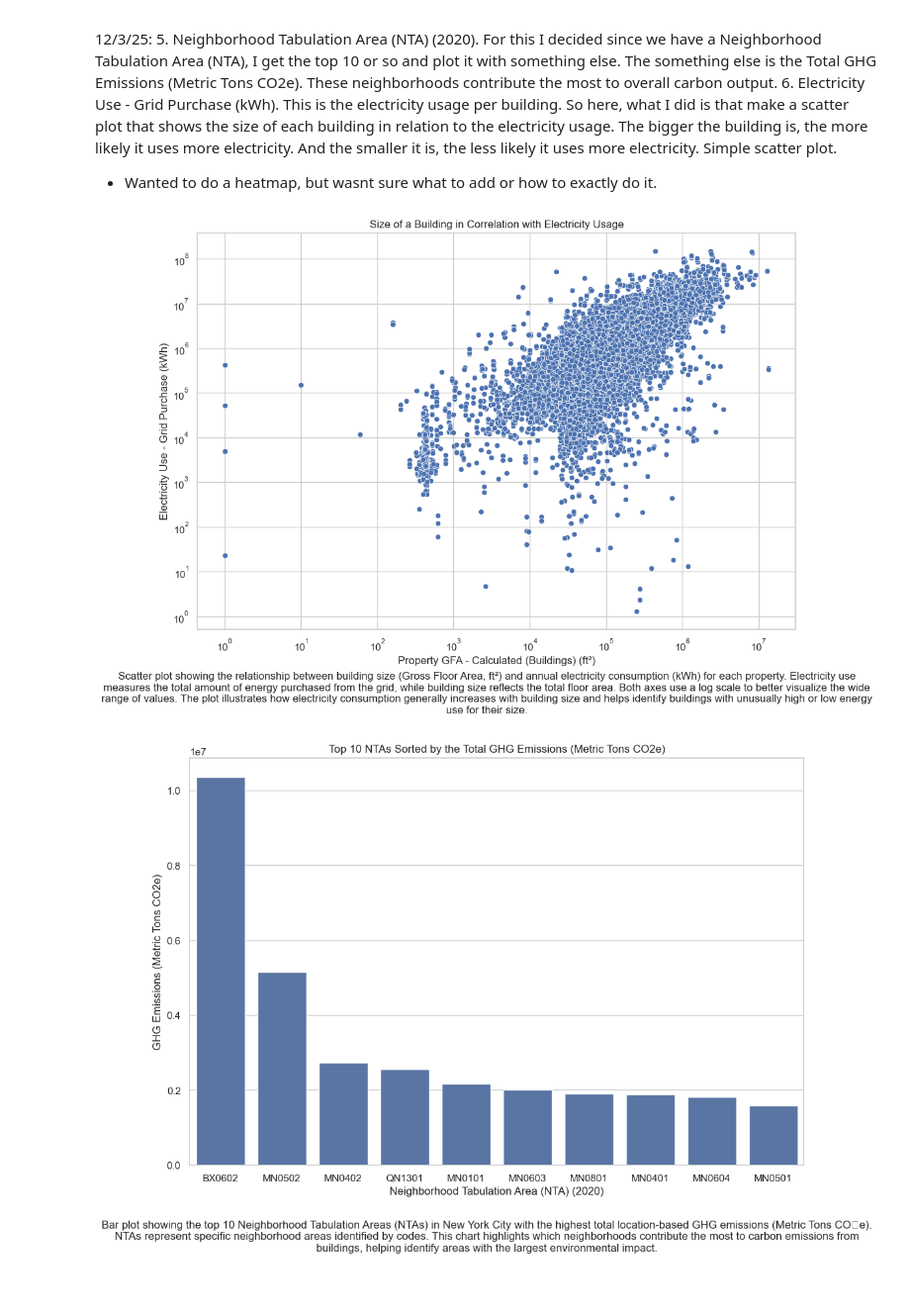
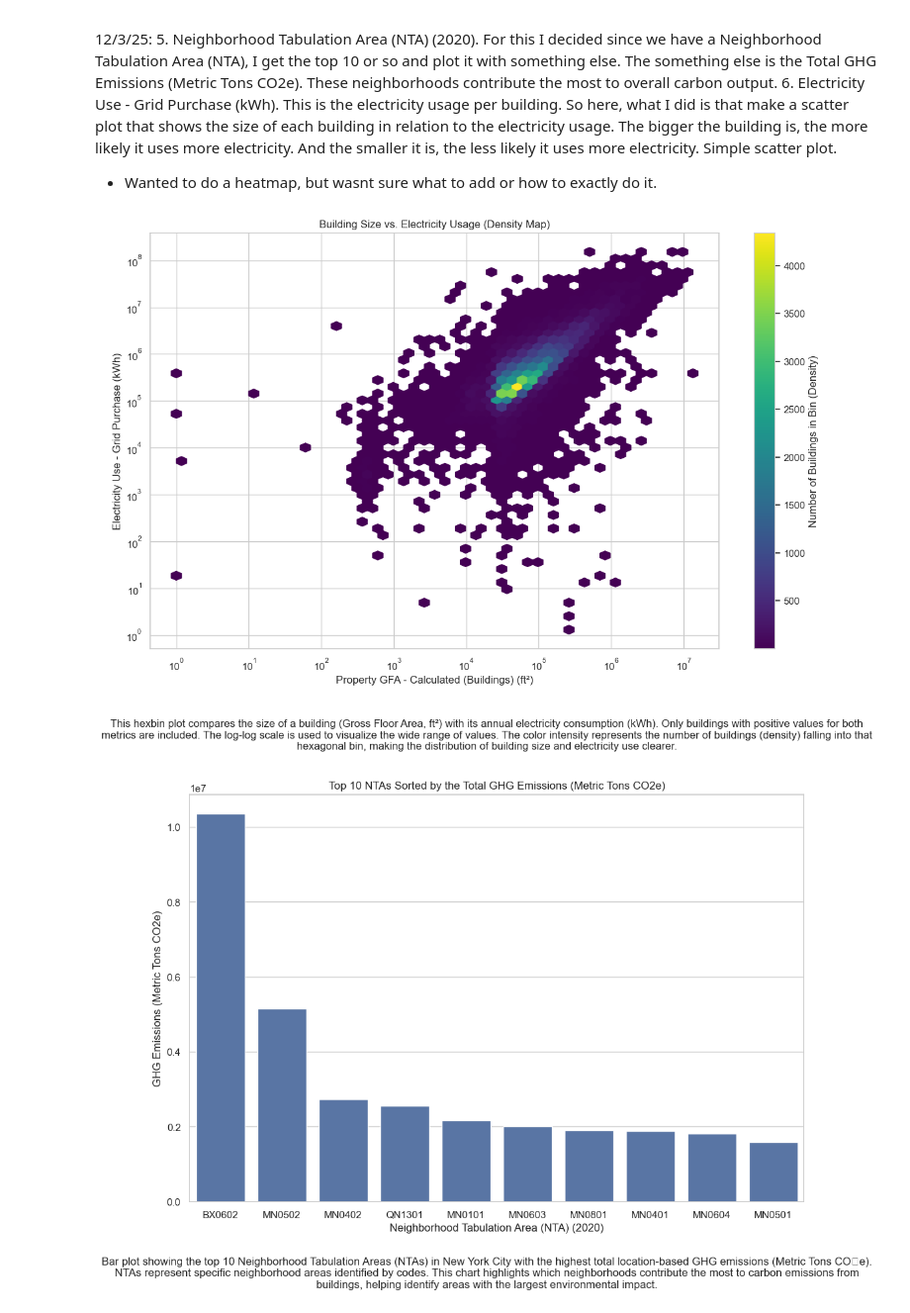
Before and after one commit to hamim23z/Energy_Usage_and_Building_Efficiency, a Jupyter notebook: data_analysis/dataplots.ipynb, the cells around one changed output. Shown: that part at 99% size. Drawn from its saved outputs; the diff is of its cells as text; code cells hidden in the pictures; blank space fills up the shorter version.

```diff
--- a/data_analysis/dataplots.ipynb
+++ b/data_analysis/dataplots.ipynb
@@ -140,28 +167,44 @@ electricity usage. The bigger the building is, the more likely it uses more elec
 # %%
 # so this is another scatter plot. electricity use is basically a summary of the annual consumption
 # of an individual type of energy, such as electricity or natural gas. I decided, every building uses
 # either electricity or natual gas. using the size of the buildings, why not see which buildings size
 # uses the most, whats the most common, and which uses the least and less common. and i had to log it
 # bc if i didnt, it was all near 0's and 0.2 and looked weird.
 # basically this scatter plot shows the size of the building in correlation with electrictity useage.
 
+x_col = "Property GFA - Calculated (Buildings) (ft²)"
+y_col = "Electricity Use - Grid Purchase (kWh)"
+
+df_clean = df[
+    (df[x_col] > 0) &
+    (df[y_col] > 0)
+]
+
 plt.figure(figsize=(12,8))
-sns.scatterplot(
-    data=df,
-    x="Property GFA - Calculated (Buildings) (ft²)",
-    y="Electricity Use - Grid Purchase (kWh)",
+hb = plt.hexbin(
+    x=df_clean[x_col],
+    y=df_clean[y_col],
+    xscale='log',
+    yscale='log',
+    gridsize=50,
+    cmap='viridis',
+    mincnt=1
 )
-plt.xscale("log")
-plt.yscale("log")
-plt.title("Size of a Building in Correlation with Electricity Usage")
-plt.xlabel("Property GFA - Calculated (Buildings) (ft²)")
-plt.ylabel("Electricity Use - Grid Purchase (kWh)")
+
+# color bar for density function
+cb = plt.colorbar(hb, label='Number of Buildings in Bin (Density)')
+
+plt.xlabel(x_col)
+plt.ylabel(y_col)
+plt.title("Building Size vs. Electricity Usage (Density Map)")
 plt.gcf().text(0.5, -0.05,
-               "Scatter plot showing the relationship between building size (Gross Floor Area, ft²) and annual electricity consumption (kWh) for each property. Electricity use measures the total amount of energy purchased from the grid, while building size reflects the total floor area. Both axes use a log scale to better visualize the wide range of values. The plot illustrates how electricity consumption generally increases with building size and helps identify buildings with unusually high or low energy use for their size.",
-               ha='center', fontsize=12, wrap=True)
+    "This hexbin plot compares the size of a building (Gross Floor Area, ft²) with its annual electricity consumption (kWh). Only buildings with positive values for both metrics are included. The log-log scale is used to visualize the wide range of values. The color intensity represents the number of buildings (density) falling into that hexagonal bin, making the distribution of building size and electricity use clearer.",
+    ha='center', fontsize=12, wrap=True
+)
+plt.tight_layout(rect=[0, 0.05, 1, 1])
 plt.show()
 # %% [output]
-[figure, old version]
+[figure, new version]
 # %%
 # so here the NTA is a field that indicates the NYC neighborhood area where the building is located.
 # Its represented as like a code. And this barplot shows the Top 20 NTAs sorted by the most total
```
Also changed, not shown: parts of 3 cells of this notebook.
